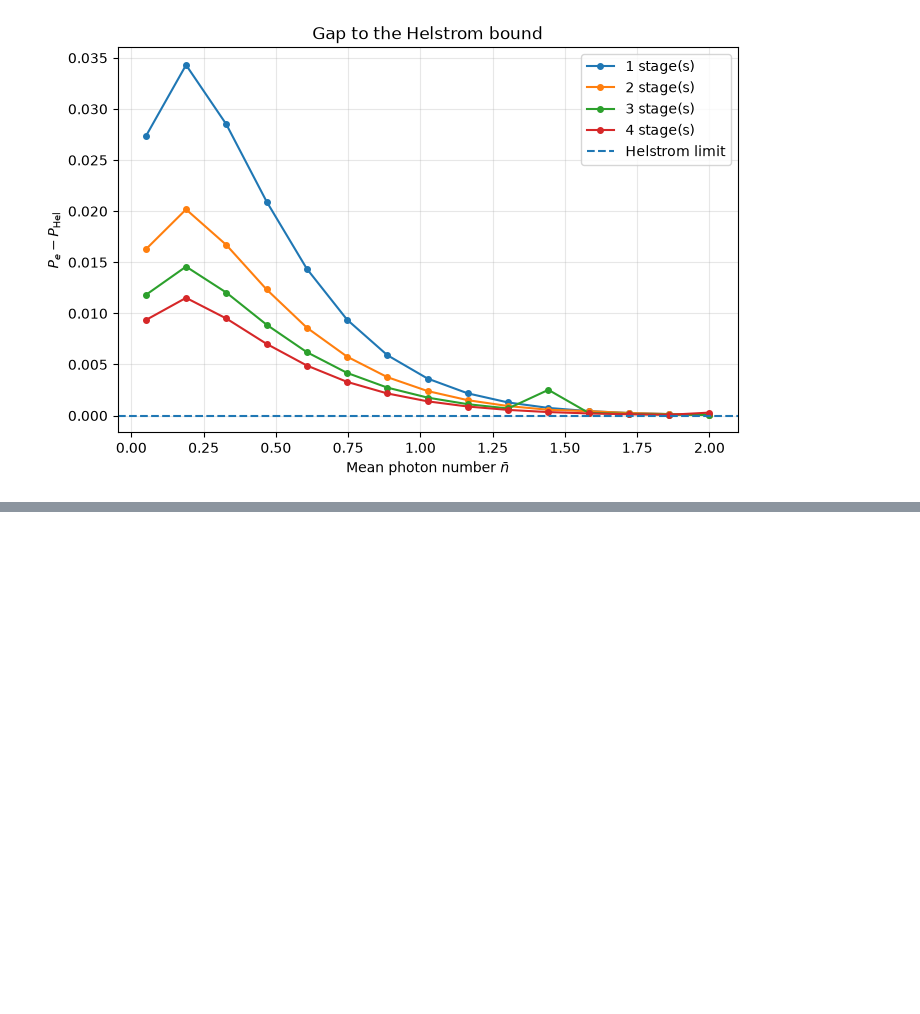
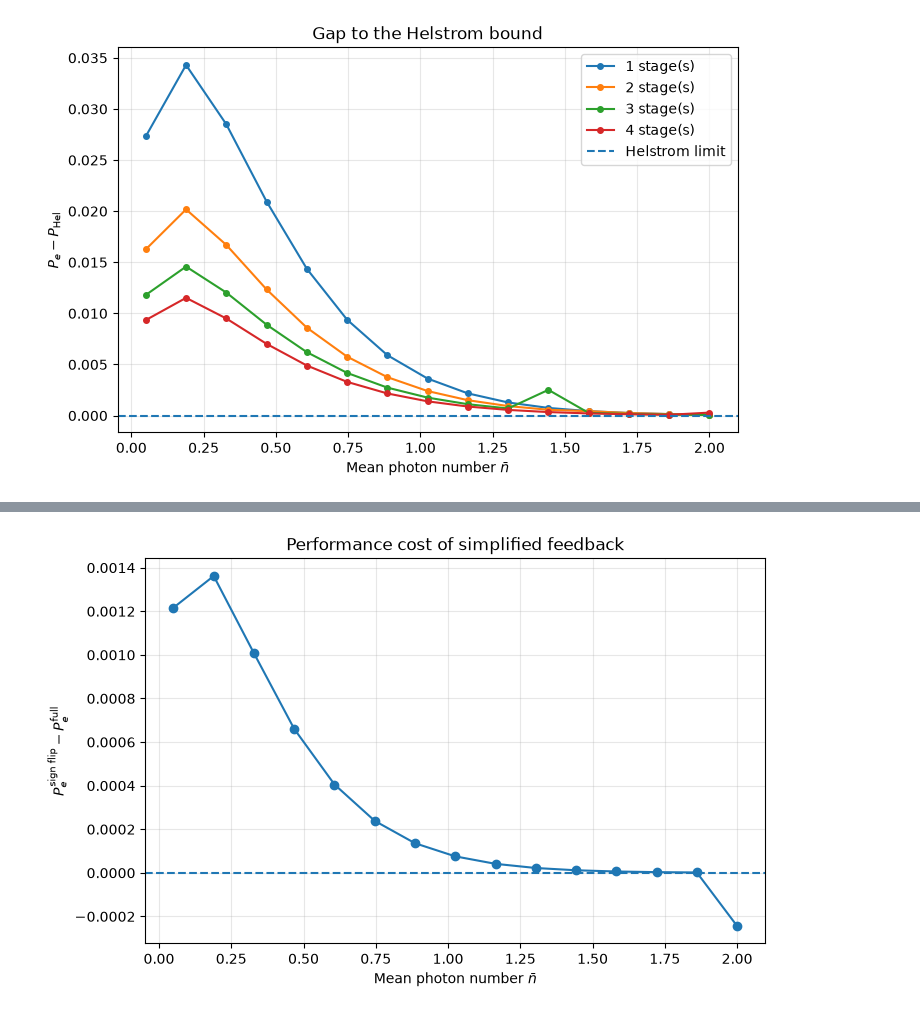
Before and after one commit to AsmusBK/dolinar-receiver, a Jupyter notebook: notebooks/02_two_stage_adaptive.ipynb, the cells around one changed output, grey strips where cells are left out. Saved outputs shown, nothing was run; the diff lists cells and outputs as text; code cells hidden in the pictures; blank space fills up the shorter version.

```diff
--- a/notebooks/02_two_stage_adaptive.ipynb
+++ b/notebooks/02_two_stage_adaptive.ipynb
@@ -639,0 +765,17 @@ plt.show()
+# %%
+nbar_test = 0.5
+stages = 4
+
+magnitudes, sign_flip_err = optimize_sign_flip(
+    nbar_test,
+    stages
+)
+
+_, full_tree_err = optimize_adaptive_tree(
+    nbar_test,
+    stages
+)
+
+print("Optimized magnitudes:", magnitudes)
+print("Sign-flip error:", sign_flip_err)
+print("Full adaptive error:", full_tree_err)
@@ -639,0 +827,26 @@ plt.show()
+# %%
+full_tree_errors = errors_by_stage[4]
+# %%
+feedback_penalty = sign_flip_errors - full_tree_errors
+
+fig, ax = plt.subplots(figsize=(8, 5))
+
+ax.plot(
+    nbar_values,
+    feedback_penalty,
+    marker="o"
+)
+
+ax.axhline(0, linestyle="--")
+
+ax.set_xlabel(r"Mean photon number $\bar{n}$")
+ax.set_ylabel(
+    r"$P_e^{\mathrm{sign\ flip}} - P_e^{\mathrm{full}}$"
+)
+ax.set_title("Performance cost of simplified feedback")
+
+ax.grid(alpha=0.3)
+
+plt.show()
+# %% [output]
+[figure, added]
```
Also changed, not shown: parts of 10 cells of this notebook, 17 other files.
